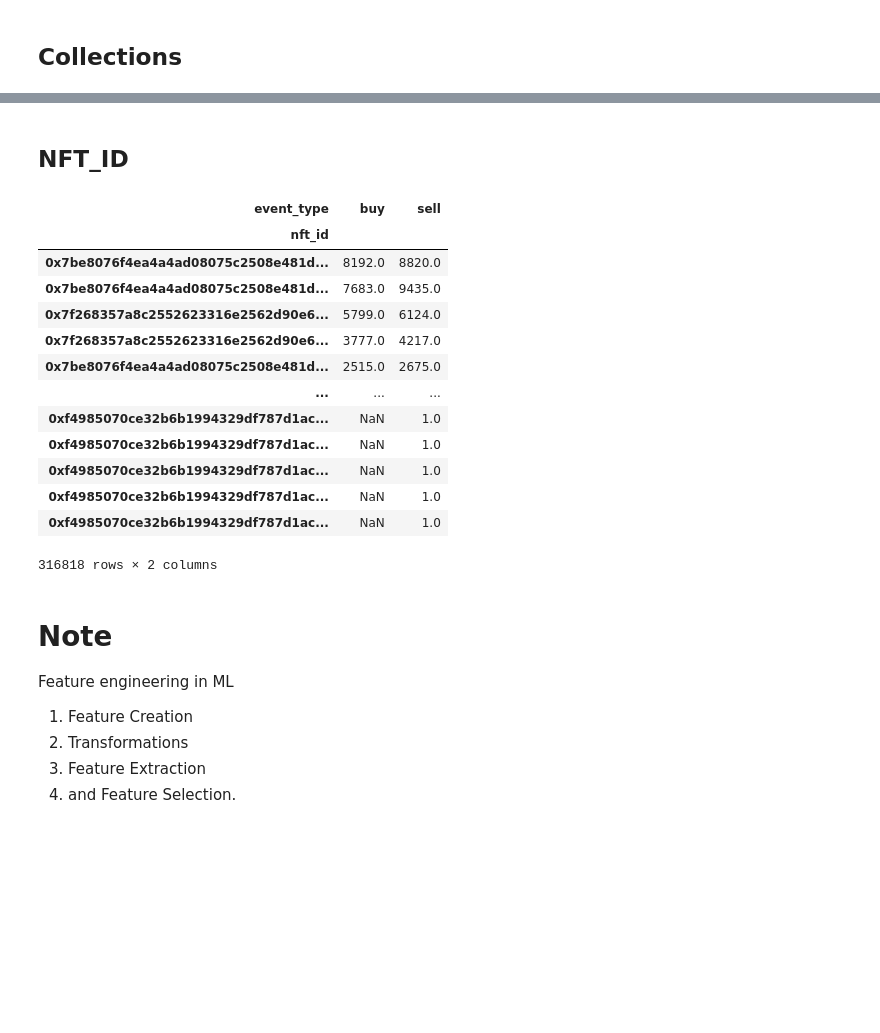
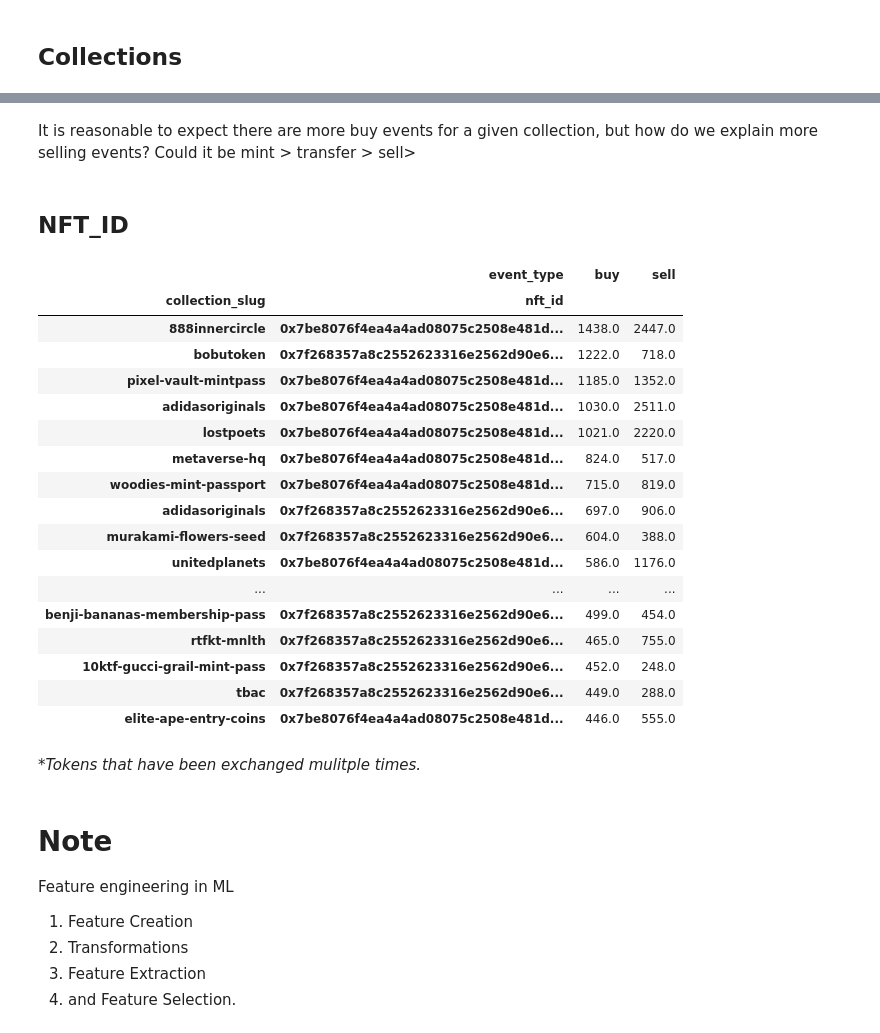
Before and after one commit to Cryptoro-DAO/OpenSea-API-crawler, a Jupyter notebook: Wallets Feature Engineering.ipynb, the cells around one changed output, grey strips where cells are left out. Cells and saved outputs as stored; diff of their text form; code cells hidden in the pictures; blank space fills up the shorter version.

```diff
--- a/Wallets Feature Engineering.ipynb
+++ b/Wallets Feature Engineering.ipynb
@@ -797,25 +838,35 @@ df.query('token_id < 1')
+# %% [markdown]
+It is reasonable to expect there are more buy events for a given collection,
+but how do we explain more selling events? Could it be mint > transfer > sell>
 # %% [markdown]
 ## NFT_ID
 # %%
 wallets["nft_id"] = wallets.contract_address + '-' + wallets.token_id
 # %%
-wallets.groupby(["nft_id", "event_type"], as_index=False).size().pivot(index="nft_id", columns="event_type", values="size") \
-    .sort_values(by=["buy", "sell"], ascending=False)
+wallets.groupby(["collection_slug", "nft_id", "event_type"], as_index=False).size() \
+    .pivot(index=["collection_slug", "nft_id"], columns="event_type", values="size") \
+    .sort_values(by=["buy", "sell"], ascending=False).head(20)
 # %% [output]
-| event_type | buy | sell |
-| nft_id |  |  |
-| 0x7be8076f4ea4a4ad08075c2508e481d... | 8192.0 | 8820.0 |
-| 0x7be8076f4ea4a4ad08075c2508e481d... | 7683.0 | 9435.0 |
-| 0x7f268357a8c2552623316e2562d90e6... | 5799.0 | 6124.0 |
-| 0x7f268357a8c2552623316e2562d90e6... | 3777.0 | 4217.0 |
-| 0x7be8076f4ea4a4ad08075c2508e481d... | 2515.0 | 2675.0 |
-| ... | ... | ... |
-| 0xf4985070ce32b6b1994329df787d1ac... | NaN | 1.0 |
-| 0xf4985070ce32b6b1994329df787d1ac... | NaN | 1.0 |
-| 0xf4985070ce32b6b1994329df787d1ac... | NaN | 1.0 |
-| 0xf4985070ce32b6b1994329df787d1ac... | NaN | 1.0 |
-| 0xf4985070ce32b6b1994329df787d1ac... | NaN | 1.0 |
+|  | event_type | buy | sell |
+| collection_slug | nft_id |  |  |
+| 888innercircle | 0x7be8076f4ea4a4ad08075c2508e481d... | 1438.0 | 2447.0 |
+| bobutoken | 0x7f268357a8c2552623316e2562d90e6... | 1222.0 | 718.0 |
+| pixel-vault-mintpass | 0x7be8076f4ea4a4ad08075c2508e481d... | 1185.0 | 1352.0 |
+| adidasoriginals | 0x7be8076f4ea4a4ad08075c2508e481d... | 1030.0 | 2511.0 |
+| lostpoets | 0x7be8076f4ea4a4ad08075c2508e481d... | 1021.0 | 2220.0 |
+| metaverse-hq | 0x7be8076f4ea4a4ad08075c2508e481d... | 824.0 | 517.0 |
+| woodies-mint-passport | 0x7be8076f4ea4a4ad08075c2508e481d... | 715.0 | 819.0 |
+| adidasoriginals | 0x7f268357a8c2552623316e2562d90e6... | 697.0 | 906.0 |
+| murakami-flowers-seed | 0x7f268357a8c2552623316e2562d90e6... | 604.0 | 388.0 |
+| unitedplanets | 0x7be8076f4ea4a4ad08075c2508e481d... | 586.0 | 1176.0 |
+| ... | ... | ... | ... |
+| benji-bananas-membership-pass | 0x7f268357a8c2552623316e2562d90e6... | 499.0 | 454.0 |
+| rtfkt-mnlth | 0x7f268357a8c2552623316e2562d90e6... | 465.0 | 755.0 |
+| 10ktf-gucci-grail-mint-pass | 0x7f268357a8c2552623316e2562d90e6... | 452.0 | 248.0 |
+| tbac | 0x7f268357a8c2552623316e2562d90e6... | 449.0 | 288.0 |
+| elite-ape-entry-coins | 0x7be8076f4ea4a4ad08075c2508e481d... | 446.0 | 555.0 |
-316818 rows × 2 columns
+# %% [markdown]
+_*Tokens that have been exchanged mulitple times._
 # %% [markdown]
 # Note
 Feature engineering in ML
```
Also changed, not shown: parts of 9 cells of this notebook.
